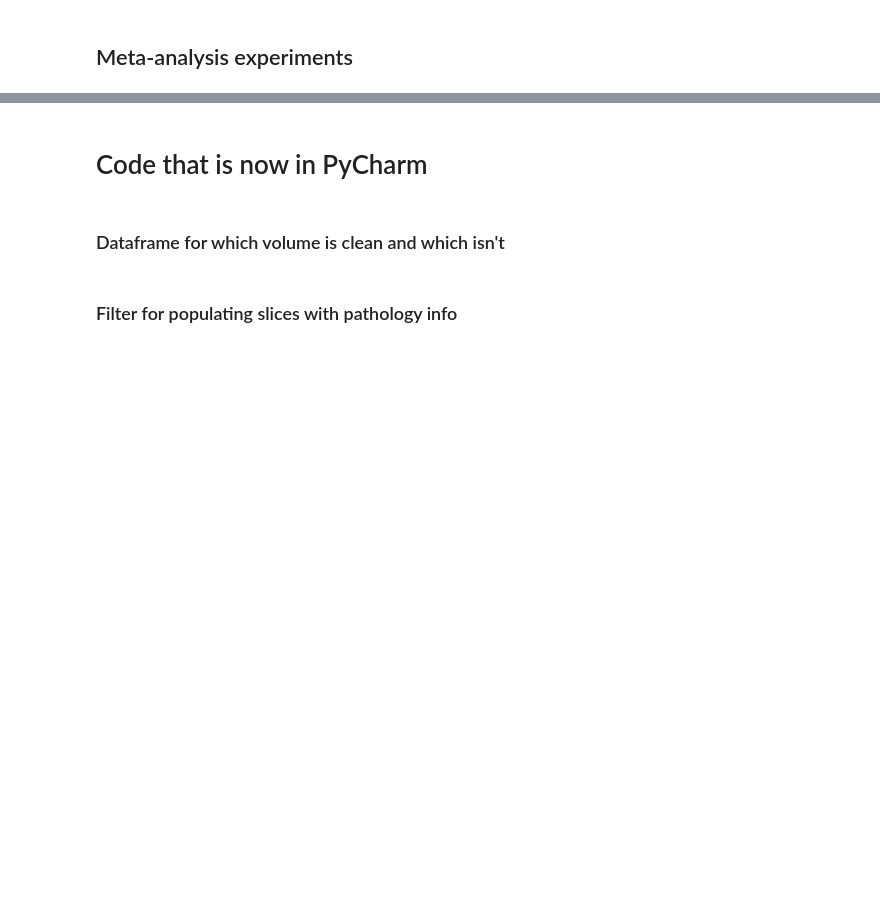
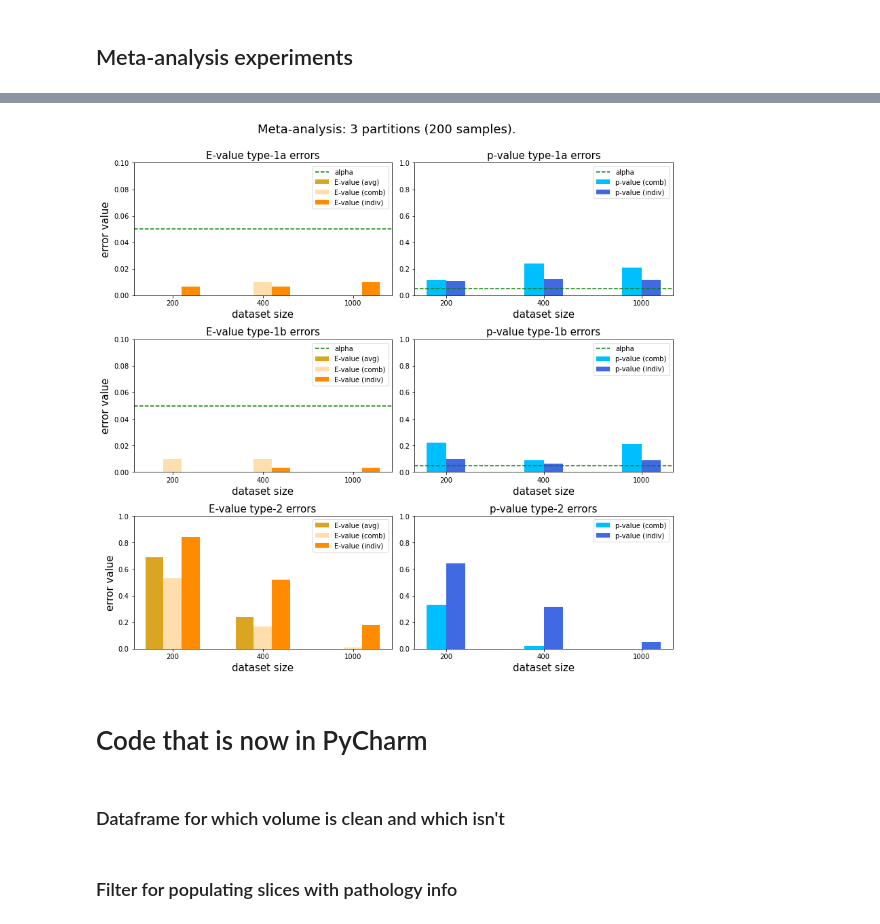
Before and after one commit to tpandeva/c2st-e, a Jupyter notebook: remote_notebooks/C2ST_fastmri_plus_loading.ipynb, the cells around one changed output, grey strips where cells are left out. Drawn from its saved outputs; the diff is of its cells as text; code cells hidden in the pictures; blank space fills up the shorter version.

```diff
--- a/remote_notebooks/C2ST_fastmri_plus_loading.ipynb
+++ b/remote_notebooks/C2ST_fastmri_plus_loading.ipynb
@@ -537,39 +593,45 @@ for i, setting in enumerate(settings):
     xs = np.array(list(range(len(e_error_vals))))
 
     plt.subplot(num_settings, 2, 2*i+1)
+    if "1" in setting:
+        plt.axhline(y=alpha, linestyle="--", c="green", label="alpha")
     plt.bar(xs-width, e_by_avg_error_vals, width=width, label="E-value (avg)", color="goldenrod")
     plt.bar(xs, e_error_vals, width=width, label="E-value (comb)", color="navajowhite")
     plt.bar(xs+width, e_error_vals_indiv_avg, width=width, label="E-value (indiv)", color="darkorange")
     plt.title(f"E-value type-{setting} errors", fontsize=15)
     plt.xlabel("dataset size", fontsize=15)
     plt.xticks(xs, bar_labels)
     plt.ylabel("error value", fontsize=15)
     if setting == "2":
         plt.ylim(0, 1)
     else:
         plt.ylim(0, 0.1)
     plt.legend()
 
     plt.subplot(num_settings, 2, 2*i+2)
+    if "1" in setting:
+        plt.axhline(y=alpha, linestyle="--", c="green", label="alpha")
     plt.bar(xs-width/2, p_error_vals, width=width, label="p-value (comb)", color="deepskyblue")
     plt.bar(xs+width/2, p_error_vals_indiv_avg, width=width, label="p-value (indiv)", color="royalblue")
     plt.title(f"p-value type-{setting} errors", fontsize=15)
     plt.xlabel("dataset size", fontsize=15)
     plt.xticks(xs, bar_labels)
     plt.ylim(0, 1)
     plt.legend()
 
 plt.tight_layout(rect=[0, 0.03, 1, 0.98])
 
 if save_figs:
     plot_save_dir = save_dir
     plot_save_dir.mkdir(parents=True, exist_ok=True)
     save_name = f"mri_meta_{'_'.join(settings)}_withavg"
     plt.savefig(plot_save_dir / (save_name + ".pdf"), dpi=300)
     plt.savefig(plot_save_dir / (save_name + ".svg"), dpi=300)
     plt.savefig(plot_save_dir / (save_name + ".png"), dpi=300)
 
 plt.show()
+# %% [output]
+[figure, added]
 # %%
 # rsync -a timsey@146.50.28.109:~/Projects/c2st-e/results/mri_figs/ ~/Projects/c2st-e/results/mri_figs/
 # %% [markdown]
```
Also changed, not shown: parts of 8 cells of this notebook, 1 other file.
